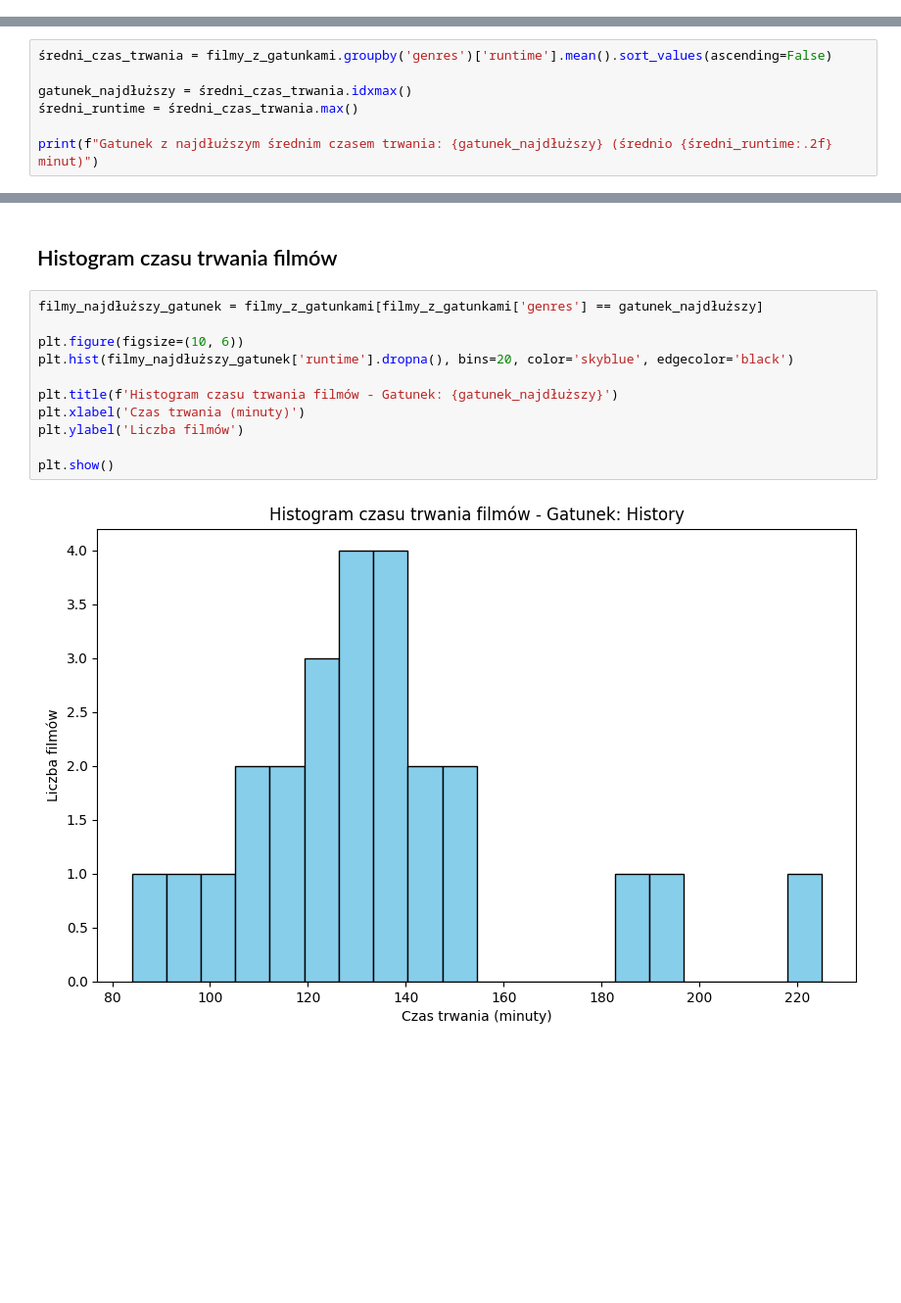
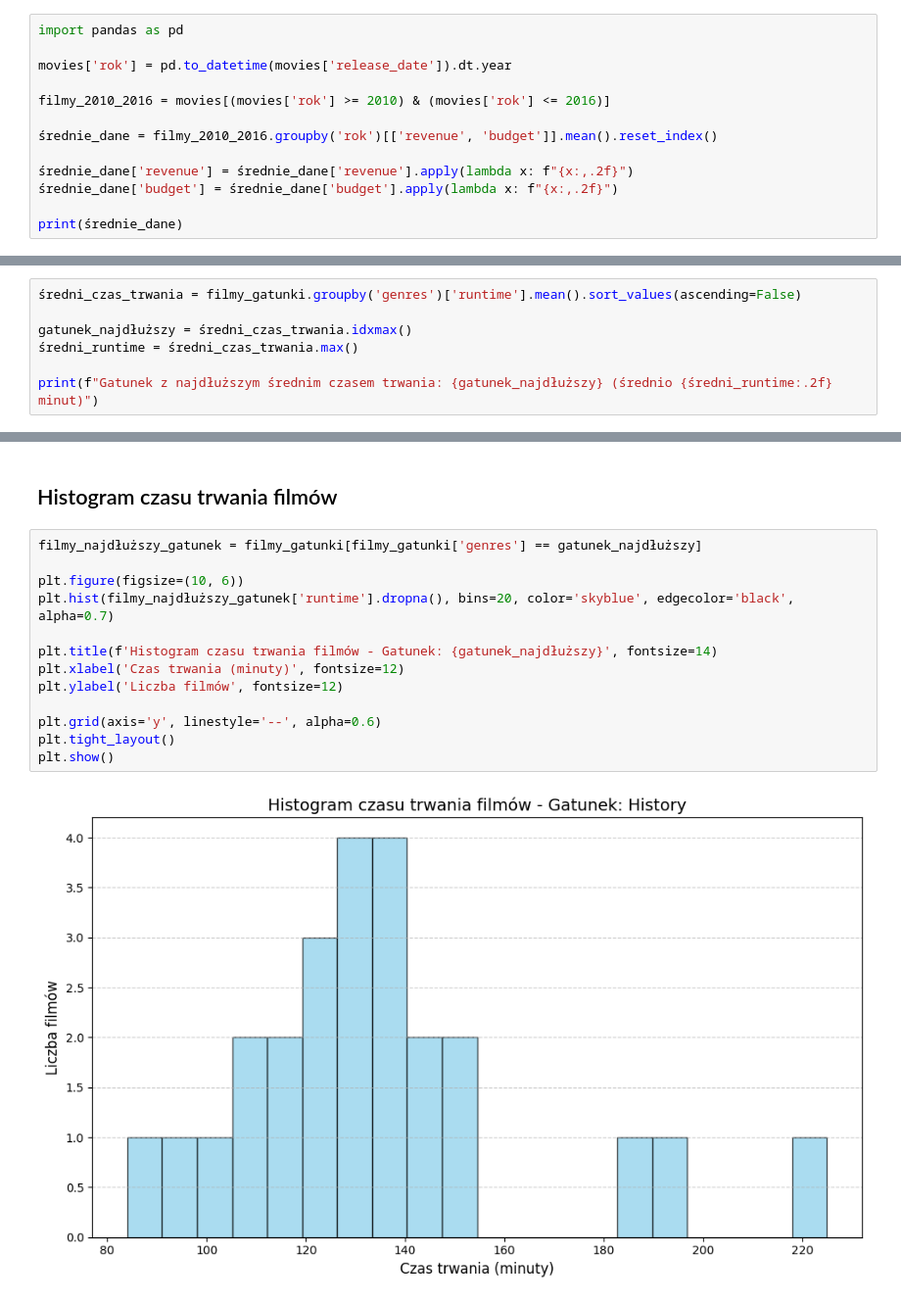
Before and after one commit to konradp-86/kurs, a Jupyter notebook: Zadanie_filmy.ipynb, the cells around one changed output, grey strips where cells are left out. Shown at 98% size. Saved outputs shown, nothing was run; the diff lists cells and outputs as text; blank space fills up the shorter version.

```diff
--- a/Zadanie_filmy.ipynb
+++ b/Zadanie_filmy.ipynb
@@ -84,0 +52,13 @@ See the caveats in the documentation: https://pandas.pydata.org/pandas-docs/stab
+# %%
+import pandas as pd
+
+movies['rok'] = pd.to_datetime(movies['release_date']).dt.year
+
+filmy_2010_2016 = movies[(movies['rok'] >= 2010) & (movies['rok'] <= 2016)]
+
+średnie_dane = filmy_2010_2016.groupby('rok')[['revenue', 'budget']].mean().reset_index()
+
+średnie_dane['revenue'] = średnie_dane['revenue'].apply(lambda x: f"{x:,.2f}")
+średnie_dane['budget'] = średnie_dane['budget'].apply(lambda x: f"{x:,.2f}")
+
+print(średnie_dane)
@@ -108,7 +134,7 @@ Najczęstszy gatunek filmów: Drama (1207 filmów)
 # %% [markdown]
 ## Gatunek filmów z najdłuższym średnim czasem trwania
 # %%
-średni_czas_trwania = filmy_z_gatunkami.groupby('genres')['runtime'].mean().sort_values(ascending=False)
+średni_czas_trwania = filmy_gatunki.groupby('genres')['runtime'].mean().sort_values(ascending=False)
 
 gatunek_najdłuższy = średni_czas_trwania.idxmax()
 średni_runtime = średni_czas_trwania.max()
@@ -119,15 +145,17 @@ Gatunek z najdłuższym średnim czasem trwania: History (średnio 133.96 minut)
 # %% [markdown]
 ## Histogram czasu trwania filmów
 # %%
-filmy_najdłuższy_gatunek = filmy_z_gatunkami[filmy_z_gatunkami['genres'] == gatunek_najdłuższy]
+filmy_najdłuższy_gatunek = filmy_gatunki[filmy_gatunki['genres'] == gatunek_najdłuższy]
 
 plt.figure(figsize=(10, 6))
-plt.hist(filmy_najdłuższy_gatunek['runtime'].dropna(), bins=20, color='skyblue', edgecolor='black')
+plt.hist(filmy_najdłuższy_gatunek['runtime'].dropna(), bins=20, color='skyblue', edgecolor='black', alpha=0.7)
 
-plt.title(f'Histogram czasu trwania filmów - Gatunek: {gatunek_najdłuższy}')
-plt.xlabel('Czas trwania (minuty)')
-plt.ylabel('Liczba filmów')
+plt.title(f'Histogram czasu trwania filmów - Gatunek: {gatunek_najdłuższy}', fontsize=14)
+plt.xlabel('Czas trwania (minuty)', fontsize=12)
+plt.ylabel('Liczba filmów', fontsize=12)
 
+plt.grid(axis='y', linestyle='--', alpha=0.6)
+plt.tight_layout()
 plt.show()
 # %% [output]
-[figure, old version]
+[figure, new version]
```
Also changed, not shown: parts of 5 cells of this notebook.
